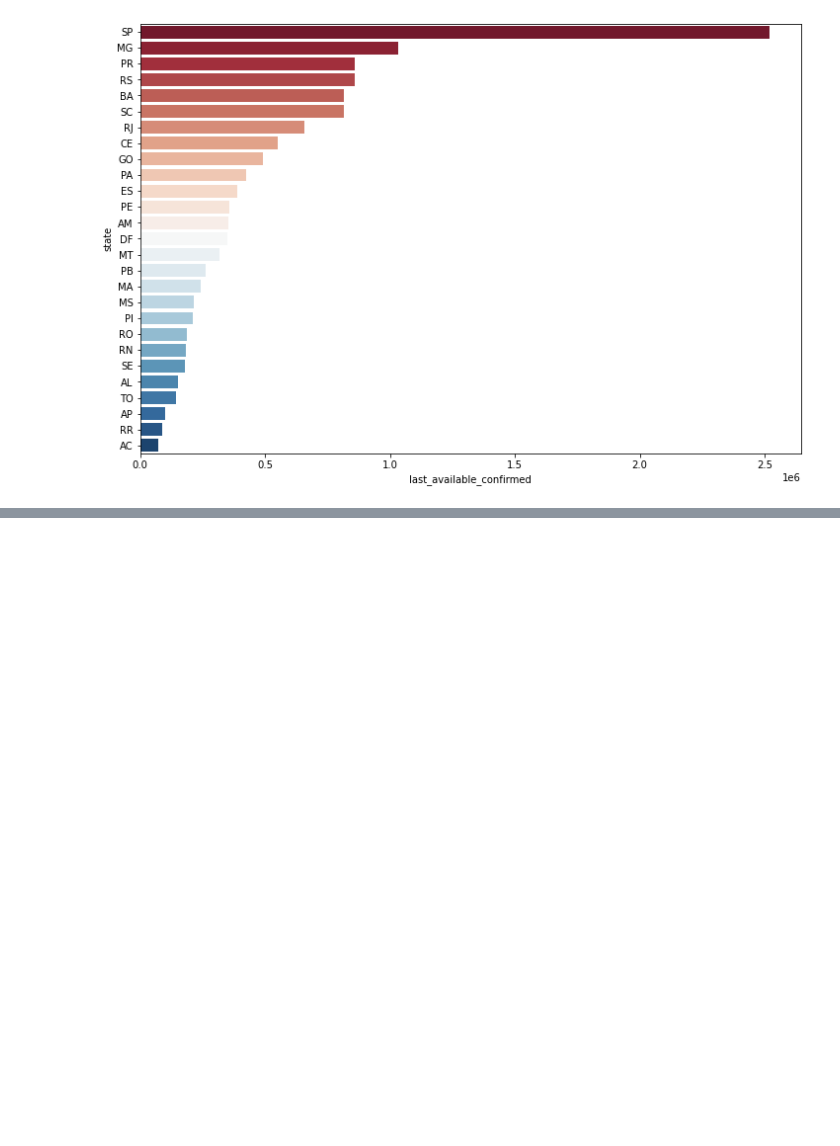
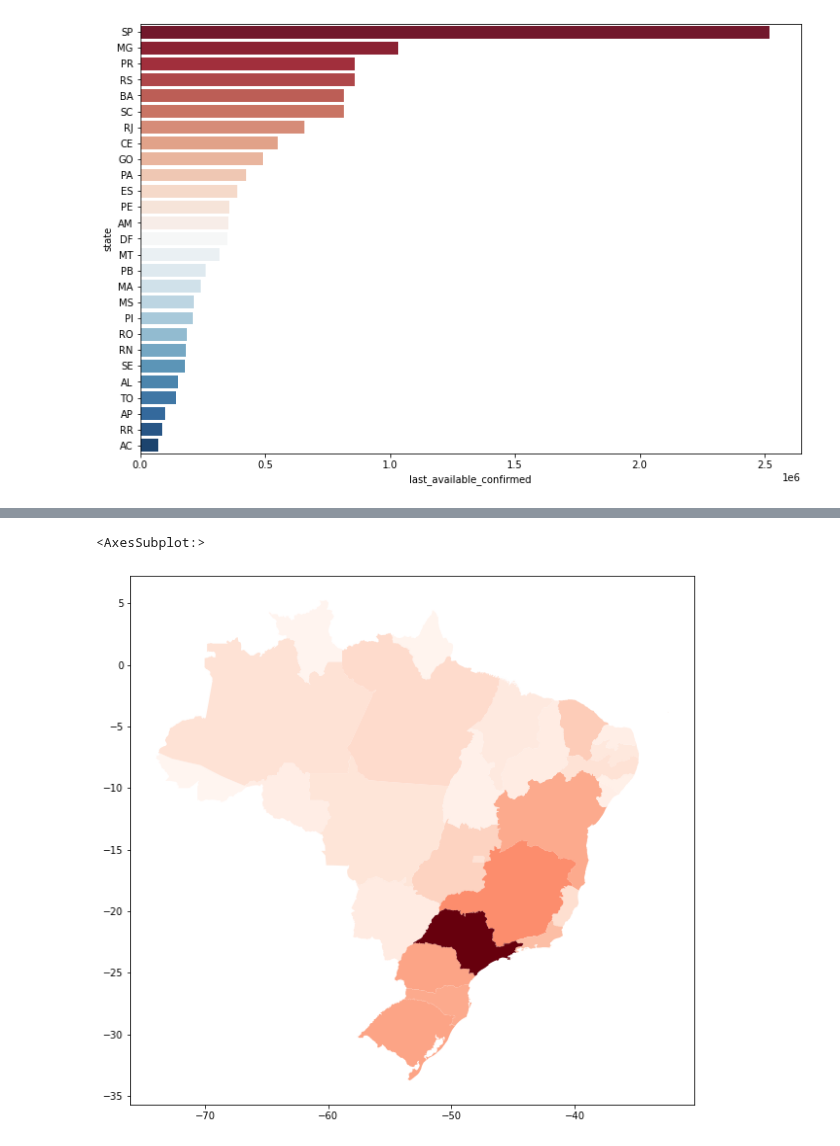
Before and after one commit to vladimiralencar/Alunos-UEPB-TopicosEspeciaisEmBancoDeDados, a Jupyter notebook: Python-Para-Analise-de-Dados/Aula-03-06-Abril-2021-Dataframes-Leitura-Manipulacao-EstatisticaDescritiva-Turma-NOITE-2021.ipynb, the cells around one changed output, grey strips where cells are left out. Saved outputs shown, nothing was run; the diff lists cells and outputs as text; code cells hidden in the pictures; blank space fills up the shorter version.

```diff
--- a/Python-Para-Analise-de-Dados/Aula-03-06-Abril-2021-Dataframes-Leitura-Manipulacao-EstatisticaDescritiva-Turma-NOITE-2021.ipynb
+++ b/Python-Para-Analise-de-Dados/Aula-03-06-Abril-2021-Dataframes-Leitura-Manipulacao-EstatisticaDescritiva-Turma-NOITE-2021.ipynb
@@ -563,0 +627,5 @@ Geopandas
+# %%
+# Junção
+
+d = df2.merge(dgo, left_on='sigla', right_on='state')
+d.head(10)
@@ -563,0 +664,9 @@ Geopandas
+# %%
+# palettes
+pal = ["Reds", 'OrRd', 'cubehelix', 'Greens', 'winter', 'Greens', "RdBu_r", 'Blues', 'OrRd' ]
+
+cmap = pal[0]
+d.plot(column='last_available_confirmed', figsize=(14,10), cmap=cmap, legend=True)
+# %% [output]
+<AxesSubplot:>
+[figure, added]
```
Also changed, not shown: parts of 17 cells of this notebook, 4 other files.
